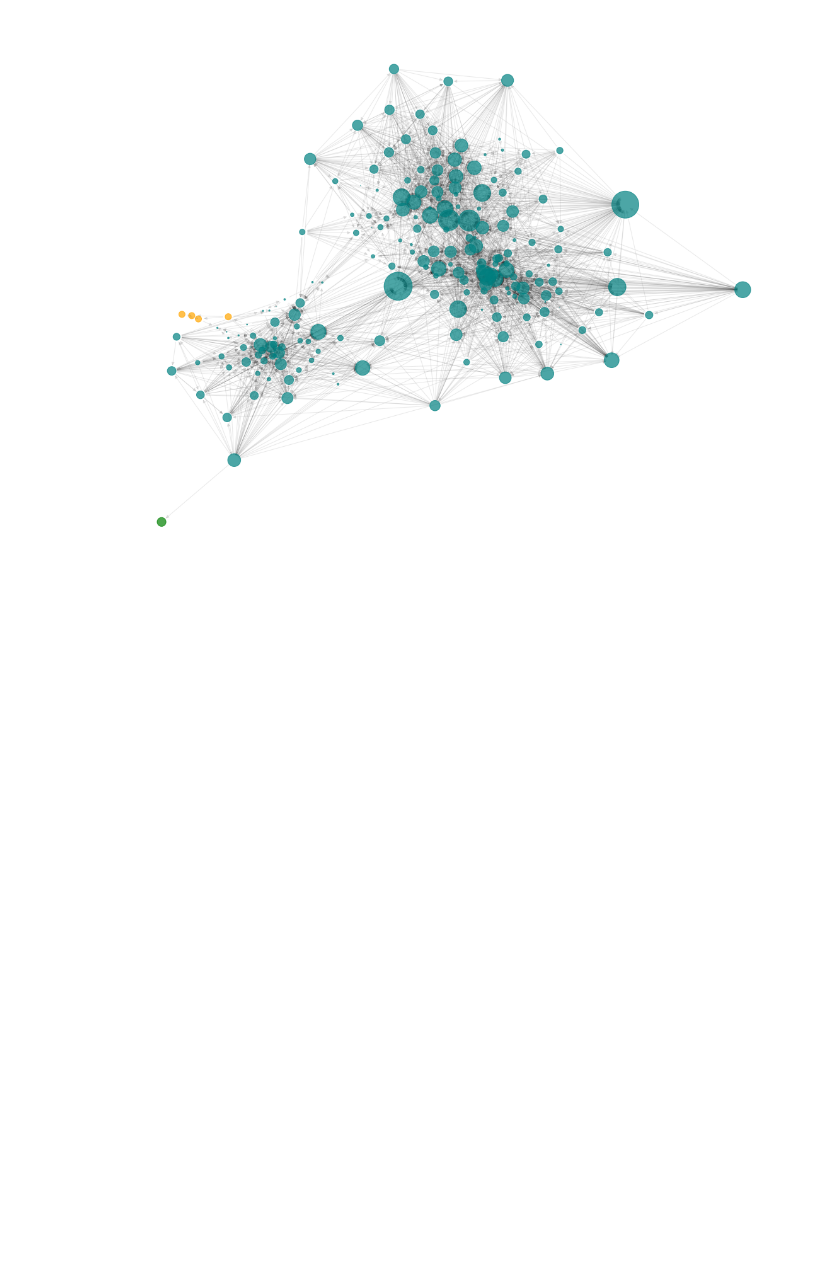
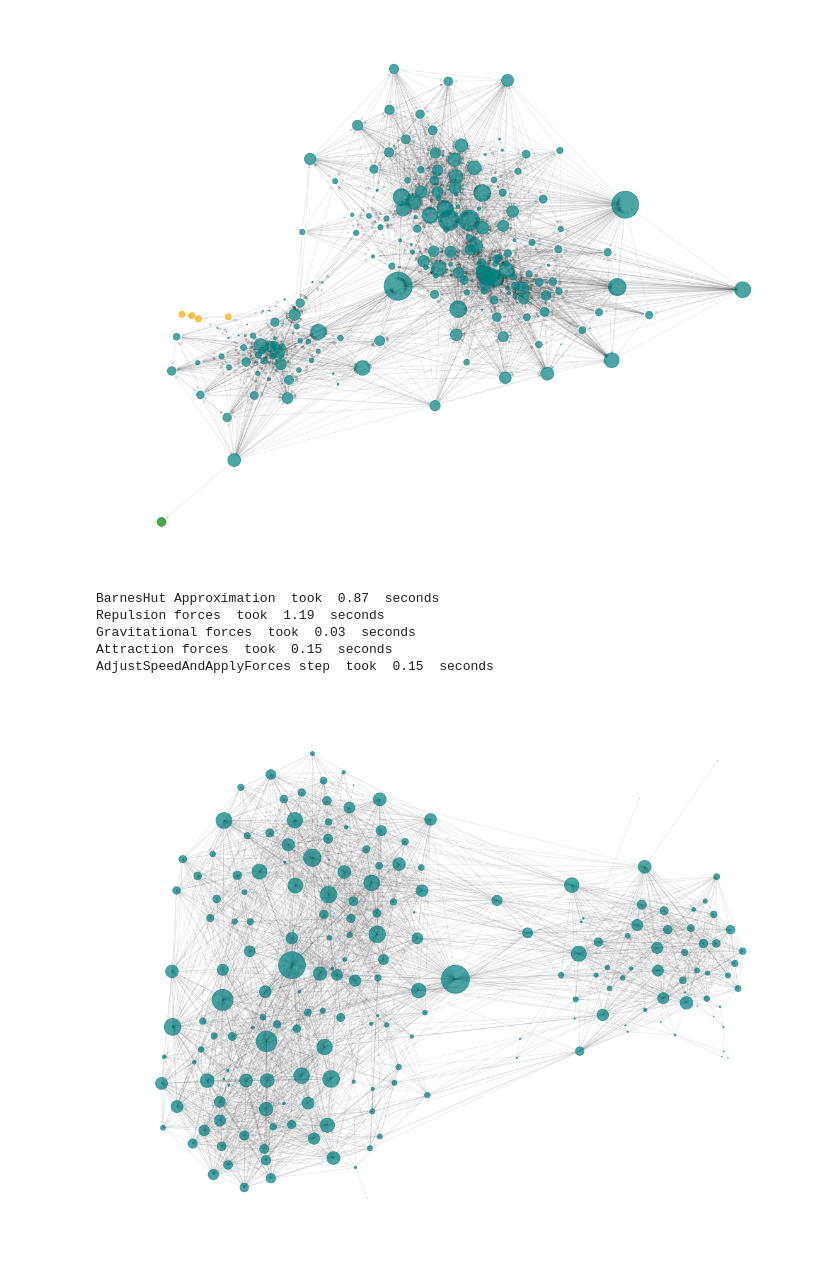
Before and after one commit to pascaltll/Netewoks, a Jupyter notebook: jazz_netwok.ipynb, the cells around one changed output. Drawn from its saved outputs; the diff is of its cells as text; code cells hidden in the pictures; blank space fills up the shorter version.

Commit message:
--cliques

```diff
--- a/jazz_netwok.ipynb
+++ b/jazz_netwok.ipynb
@@ -192,0 +143,4 @@ AdjustSpeedAndApplyForces step  took  0.16  seconds
+# %%
+#trasform to indirect graph
+jazz_indirect = jazz.to_undirected()
+cliques = Cliques(jazz_indirect)
@@ -192,0 +149,23 @@ AdjustSpeedAndApplyForces step  took  0.16  seconds
+# %%
+#indirect graph
+plt.figure(figsize=(20,16))
+
+degree = dict(jazz_indirect.degree)
+
+size_node = [ degree[v]**2/5  for v in jazz_indirect.nodes ]
+
+#color_node =  [cmap[2] if v in cliques[1] else cmap[3] if v in jazz_communities[1] else cmap[4] for v in jazz_indirect.nodes]
+
+
+positions = forceatlas2.forceatlas2_networkx_layout(jazz_indirect, pos=None, iterations=2000)
+nx.draw_networkx_nodes(jazz_indirect, positions, node_size=size_node, node_color='teal', alpha=0.7)
+nx.draw_networkx_edges(jazz_indirect, positions, edge_color="black", alpha=0.09)
+plt.axis('off')
+plt.show()
+# %% [output]
+BarnesHut Approximation  took  0.87  seconds
+Repulsion forces  took  1.19  seconds
+Gravitational forces  took  0.03  seconds
+Attraction forces  took  0.15  seconds
+AdjustSpeedAndApplyForces step  took  0.15  seconds
+[figure, added]
```
Also changed, not shown: parts of 15 cells of this notebook.
